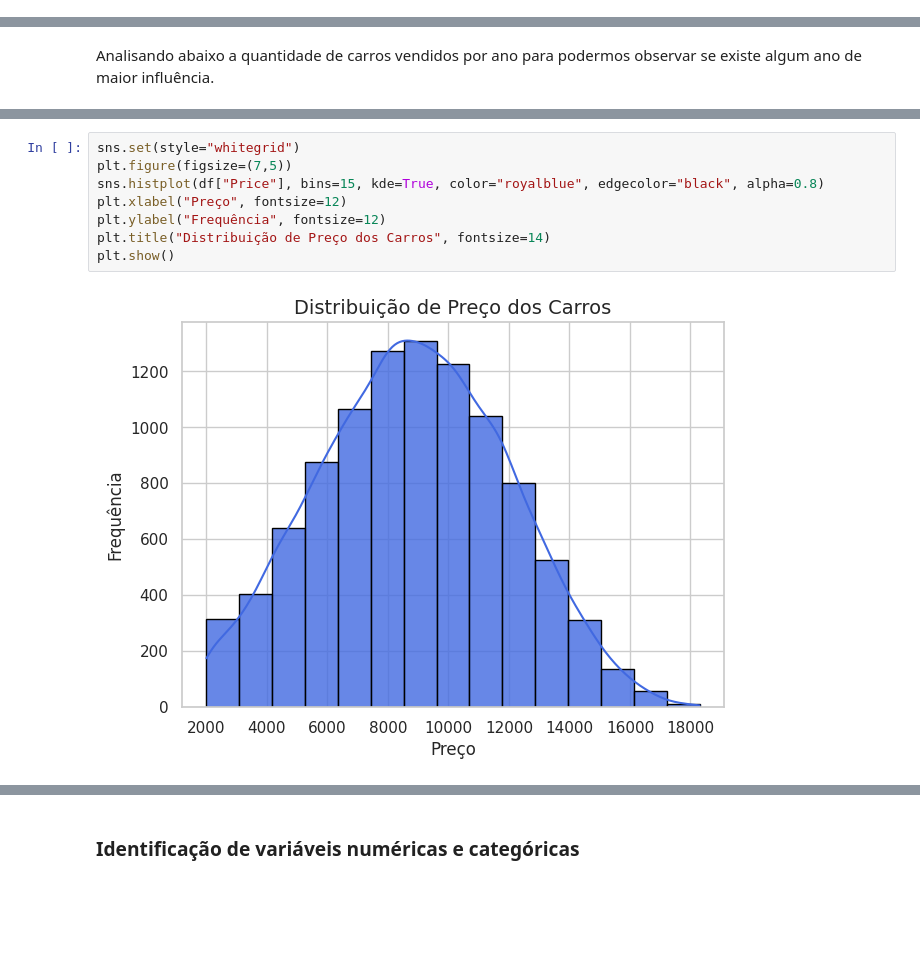
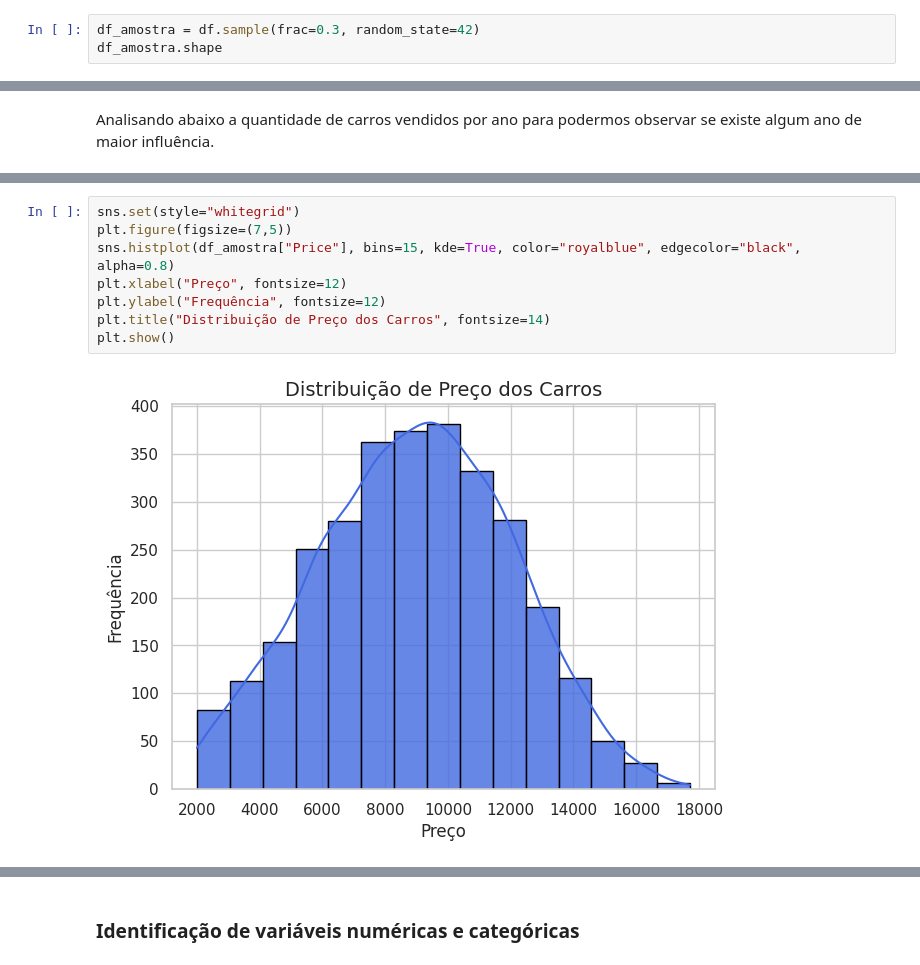
Before and after one commit to mateussrtt/portfolio-dados, a Jupyter notebook: car_dataset_predict.ipynb, the cells around one changed output, grey strips where cells are left out. Saved outputs shown, nothing was run; the diff lists cells and outputs as text; blank space fills up the shorter version.

```diff
--- a/car_dataset_predict.ipynb
+++ b/car_dataset_predict.ipynb
@@ -46,0 +38,3 @@ df.shape
+# %%
+df_amostra = df.sample(frac=0.3, random_state=42)
+df_amostra.shape
@@ -233,12 +229,12 @@ plt.show()
 # %%
 sns.set(style="whitegrid")
 plt.figure(figsize=(7,5))
-sns.histplot(df["Price"], bins=15, kde=True, color="royalblue", edgecolor="black", alpha=0.8)
+sns.histplot(df_amostra["Price"], bins=15, kde=True, color="royalblue", edgecolor="black", alpha=0.8)
 plt.xlabel("Preço", fontsize=12)
 plt.ylabel("Frequência", fontsize=12)
 plt.title("Distribuição de Preço dos Carros", fontsize=14)
 plt.show()
 # %% [output]
-[figure, old version]
+[figure, new version]
 # %%
 plt.figure(figsize=(8,6))
```
Also changed, not shown: parts of 50 cells of this notebook.
